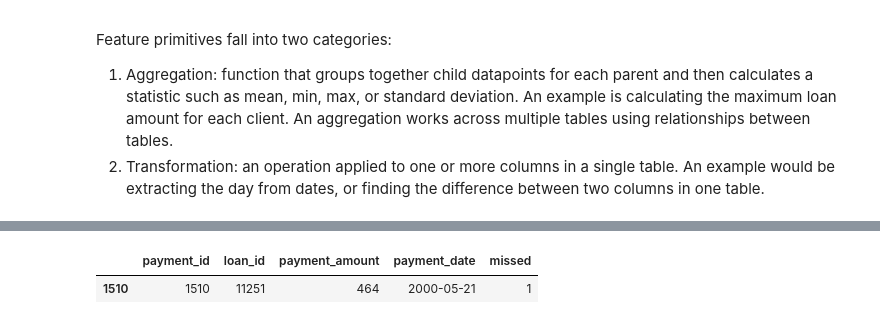
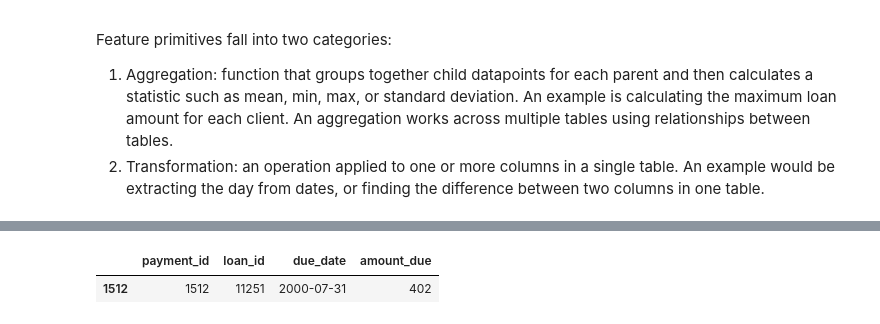
Before and after one commit to SalK91/dfs_tutorial, a Jupyter notebook: dfs_tutorial.ipynb, the cells around one changed output, grey strips where cells are left out. Cells and saved outputs as stored; diff of their text form; code cells hidden in the pictures.

```diff
--- a/dfs_tutorial.ipynb
+++ b/dfs_tutorial.ipynb
@@ -32,6 +33,8 @@ loans['loan_end'] = pd.to_datetime(loans['loan_end']).dt.date
 payments = pd.read_csv('./data/payments.csv', parse_dates = ['payment_date'])
 payments['payment_date'] = pd.to_datetime(payments['payment_date']).dt.date
 
+
+
 # payments add index as column
 payments['payment_id'] = payments.index
 
@@ -39,6 +42,24 @@ payments['payment_id'] = payments.index
 cols = payments.columns.tolist()
 cols = cols[-1:] + cols[:-1]
 payments = payments[cols]
+
+
+payments_due = payments[['payment_id', 'loan_id', 'payment_date','payment_amount']]
+payments_due.columns = ['payment_id', 'loan_id', 'due_date', 'amount_due']
+payments_due
+
+
+outcome = payments[payments['missed'] == 1][['payment_id','payment_date']]
+outcome.columns = ['payment_id', 'outcome_time']
+# subtract 1 day from cutoff_time to avoid leakage
+outcome['outcome_time'] = outcome['outcome_time'] + pd.Timedelta(days=1)
+
+outcome.reset_index(drop=True, inplace=True)
+outcome['order_id'] = outcome.index
+
+cols = outcome.columns.tolist()
+cols = cols[-1:] + cols[:-1]
+outcome = outcome[cols]
 # %%
 # Sample data
 # Specify the customer and loans of interest
@@ -264,7 +281,7 @@ f[f.payment_id == 1510].head(10)
 # %%
 clients_subset
 loans_subset
-payments_subset[payments_subset['payment_id'] == 1510]
+payments_due[payments_due['payment_id'] == 1512]
 # %% [output]
-|  | payment_id | loan_id | payment_amount | payment_date | missed |
-| 1510 | 1510 | 11251 | 464 | 2000-05-21 | 1 |
+|  | payment_id | loan_id | due_date | amount_due |
+| 1512 | 1512 | 11251 | 2000-07-31 | 402 |
```
Also changed, not shown: parts of 27 cells of this notebook.
